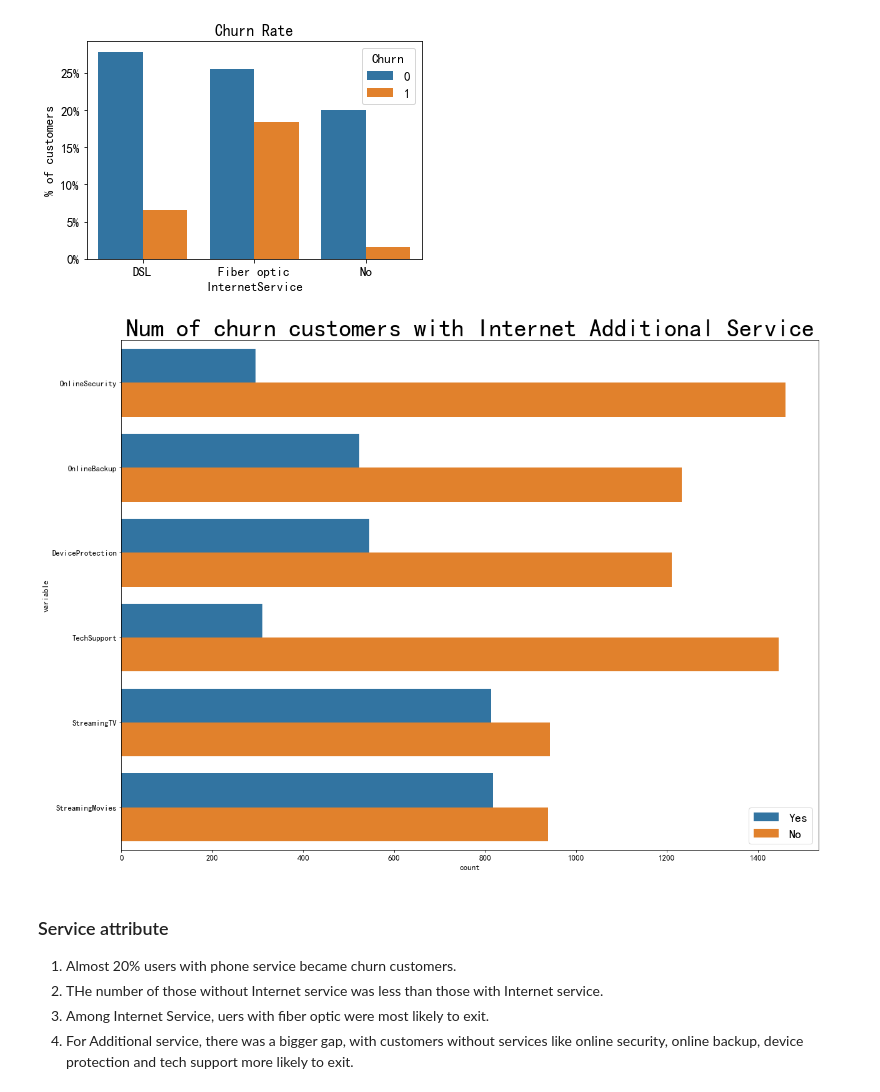
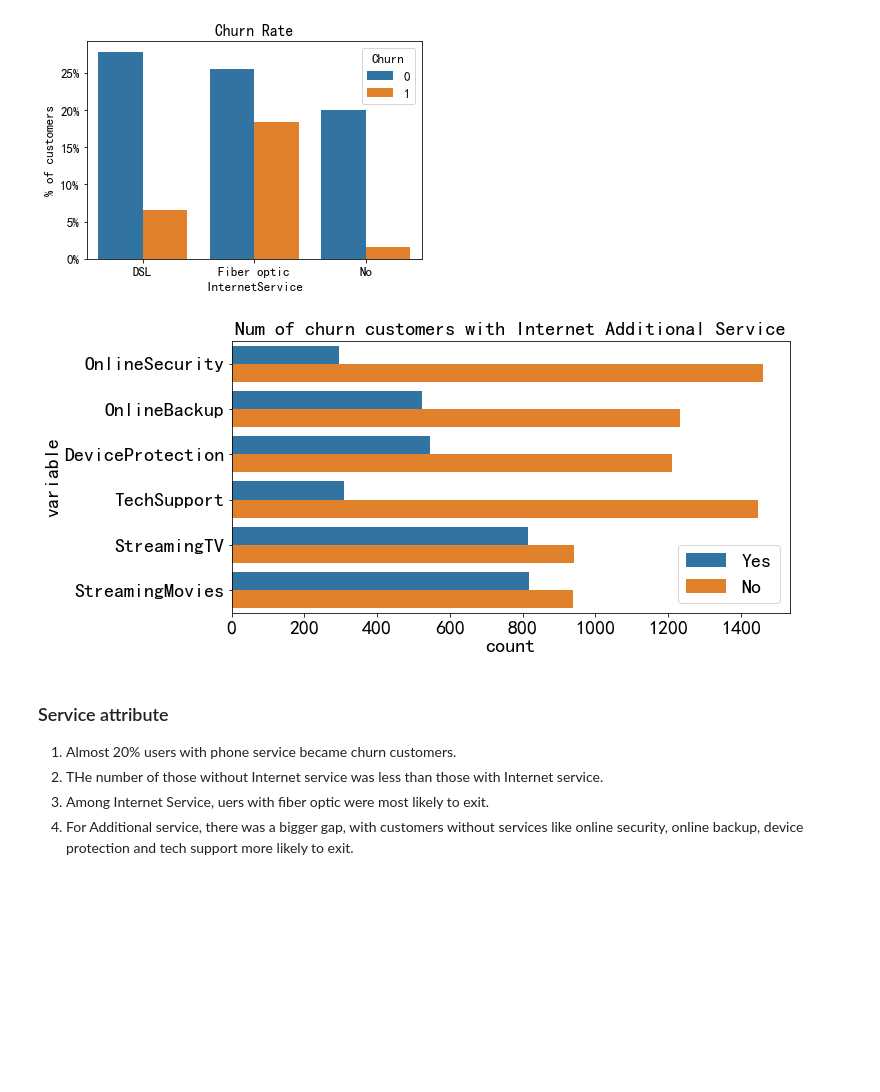
Before and after one commit to dada0804/Airbnb_User_Analysis, a Jupyter notebook: Telco_Customer_Churn/Telco Customer Churn.ipynb, the cells around one changed output. Cells and saved outputs as stored; diff of their text form; code cells hidden in the pictures; blank space fills up the shorter version.

```diff
--- a/Telco_Customer_Churn/Telco Customer Churn.ipynb
+++ b/Telco_Customer_Churn/Telco Customer Churn.ipynb
@@ -154,18 +155,18 @@ barplot_percentage('InternetService')
 # %% [output]
 [figure]
 # %%
-plt.figure(figsize=(20,15))
+plt.figure(figsize=(10,5))
 Addtional_service=customer[(customer['InternetService'] !='No')& (customer.Churn==1)]
 cols=["OnlineSecurity", "OnlineBackup", "DeviceProtection", "TechSupport", "StreamingTV", "StreamingMovies"]
 Addtional_service=pd.melt(Addtional_service[cols])
 Addtional_service.rename(columns={'value':'Has Service'},inplace=True)
 ax=sns.countplot(y='variable',data=Addtional_service,hue='Has Service')
-ax.set_title('Num of churn customers with Internet Additional Service',fontsize=40)
+ax.set_title('Num of churn customers with Internet Additional Service',fontsize=20)
 plt.rcParams.update({'font.size':20})
 plt.legend(fontsize=20)
 plt.show()
 # %% [output]
-[figure, old version]
+[figure, new version]
 # %% [markdown]
 ### Service attribute
 1. Almost 20% users with phone service became churn customers.
```
Also changed, not shown: parts of 13 cells of this notebook.
